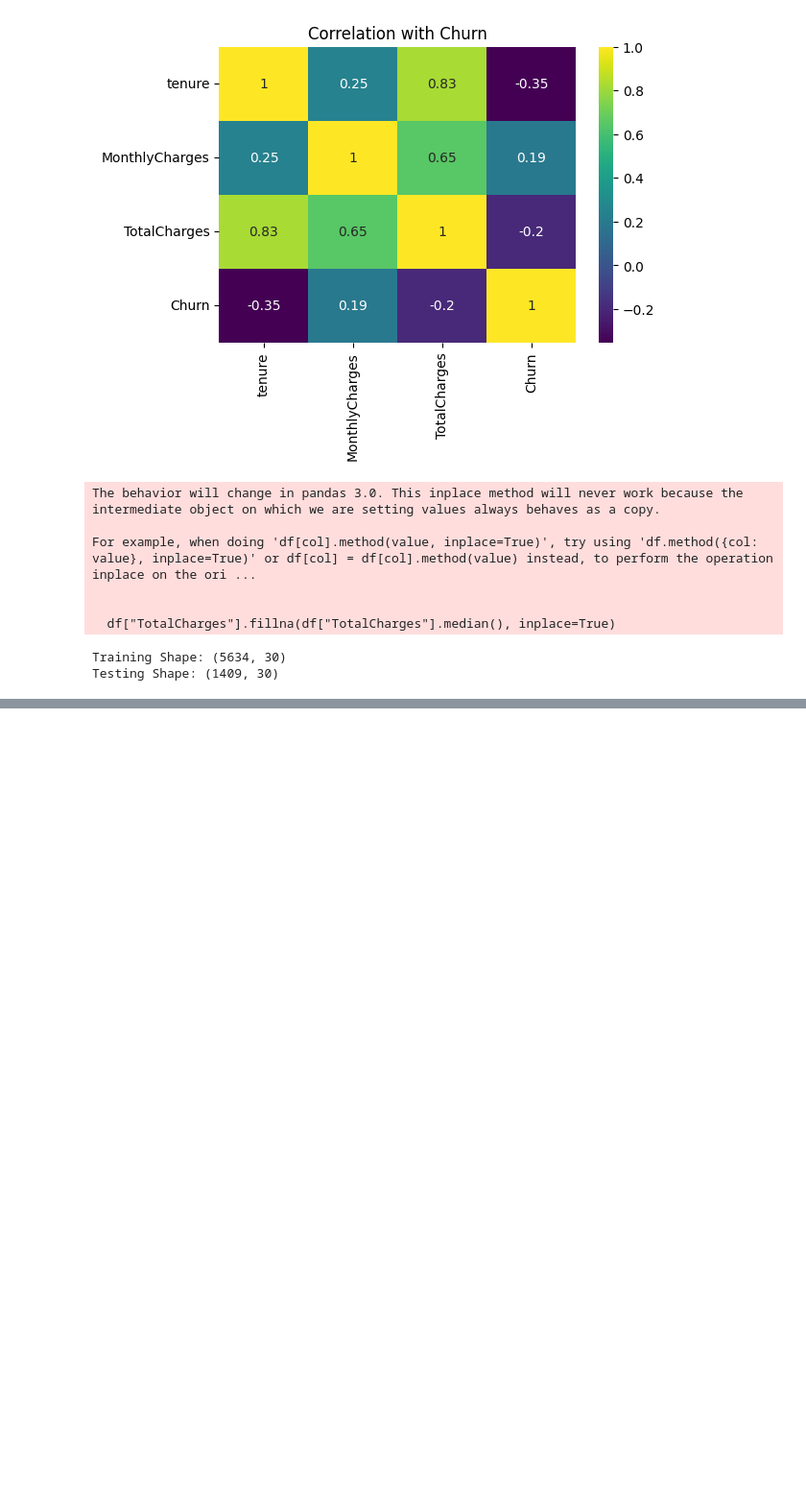
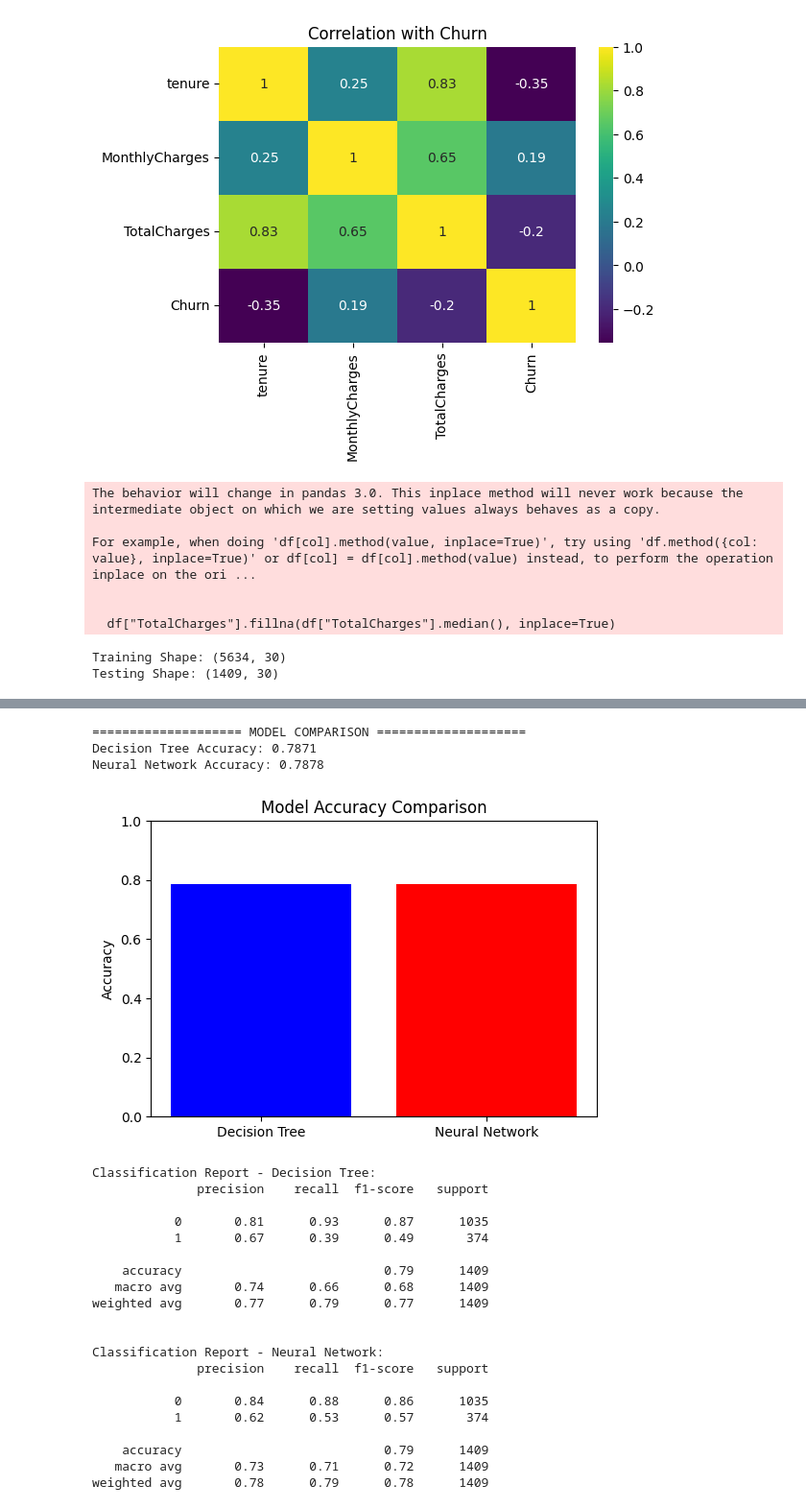
Before and after one commit to Hasindu123e/Churn-data-prediction, a Jupyter notebook: churn__data_Prediction.ipynb, the cells around one changed output, grey strips where cells are left out. Shown at 96% size. Drawn from its saved outputs; the diff is of its cells as text; code cells hidden in the pictures; blank space fills up the shorter version.

```diff
--- a/churn__data_Prediction.ipynb
+++ b/churn__data_Prediction.ipynb
@@ -159,0 +319,59 @@ Testing Shape: (1409, 30)
+# %%
+
+#MODEL COMPARISON SECTION
+
+
+import matplotlib.pyplot as plt
+
+# Accuracy of both models
+model_names = ["Decision Tree", "Neural Network"]
+accuracies = [dt_accuracy, mlp_accuracy]
+
+print("\n==================== MODEL COMPARISON ====================")
+print(f"Decision Tree Accuracy: {dt_accuracy:.4f}")
+print(f"Neural Network Accuracy: {mlp_accuracy:.4f}")
+
+
+# 1. Accuracy Bar Chart
+
+
+plt.figure(figsize=(6,4))
+plt.bar(model_names, accuracies, color=["blue", "red"])
+plt.title("Model Accuracy Comparison")
+plt.ylabel("Accuracy")
+plt.ylim(0, 1)
+plt.show()
+
+# 2. Print other metrics (F1-score, etc.)
+
+
+print("\nClassification Report - Decision Tree:")
+print(classification_report(y_test, dt_pred))
+
+print("\nClassification Report - Neural Network:")
+print(classification_report(y_test, mlp_pred))
+# %% [output]
+==================== MODEL COMPARISON ====================
+Decision Tree Accuracy: 0.7871
+Neural Network Accuracy: 0.7878
+[figure, added]
+Classification Report - Decision Tree:
+              precision    recall  f1-score   support
+
+           0       0.81      0.93      0.87      1035
+           1       0.67      0.39      0.49       374
+
+    accuracy                           0.79      1409
+   macro avg       0.74      0.66      0.68      1409
+weighted avg       0.77      0.79      0.77      1409
+
+
+Classification Report - Neural Network:
+              precision    recall  f1-score   support
+
+           0       0.84      0.88      0.86      1035
+           1       0.62      0.53      0.57       374
+
+    accuracy                           0.79      1409
+   macro avg       0.73      0.71      0.72      1409
+weighted avg       0.78      0.79      0.78      1409
```
Also changed, not shown: parts of 4 cells of this notebook.
